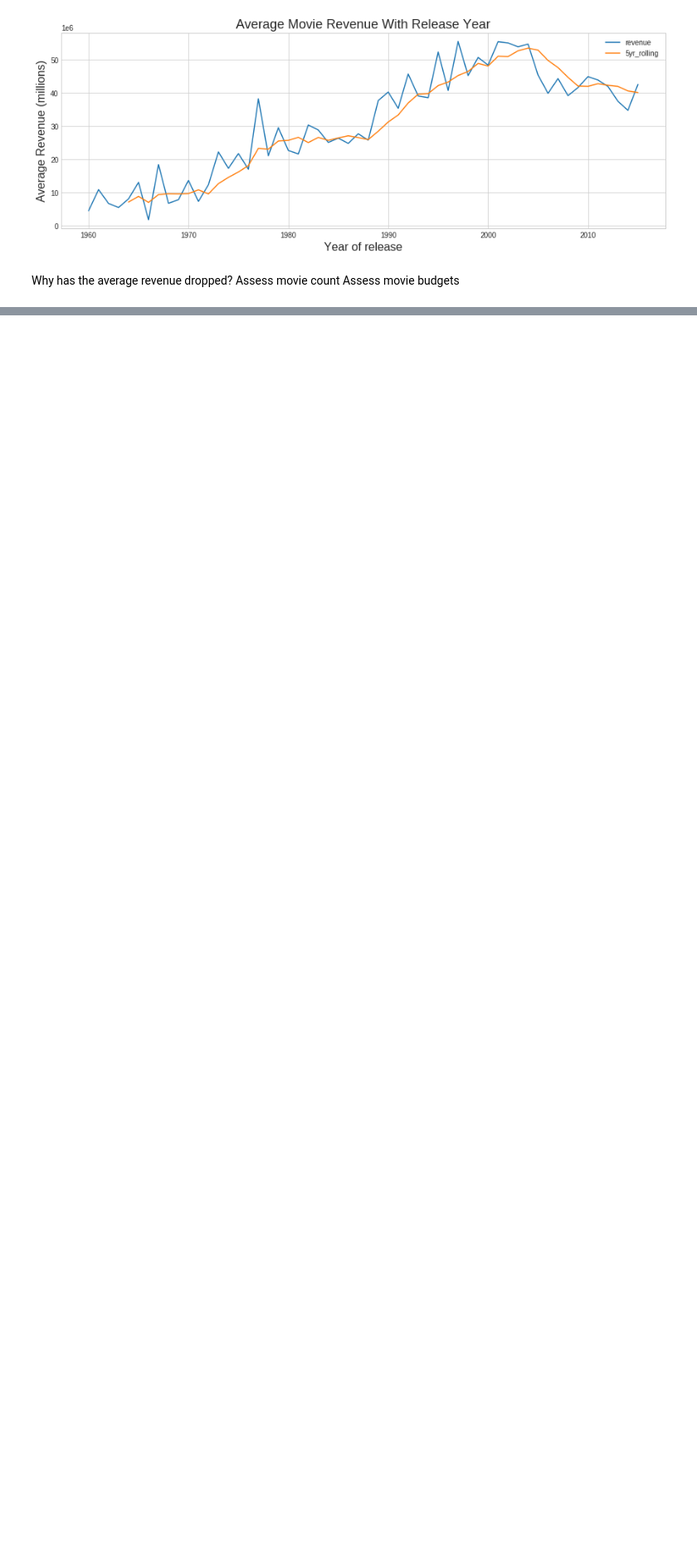
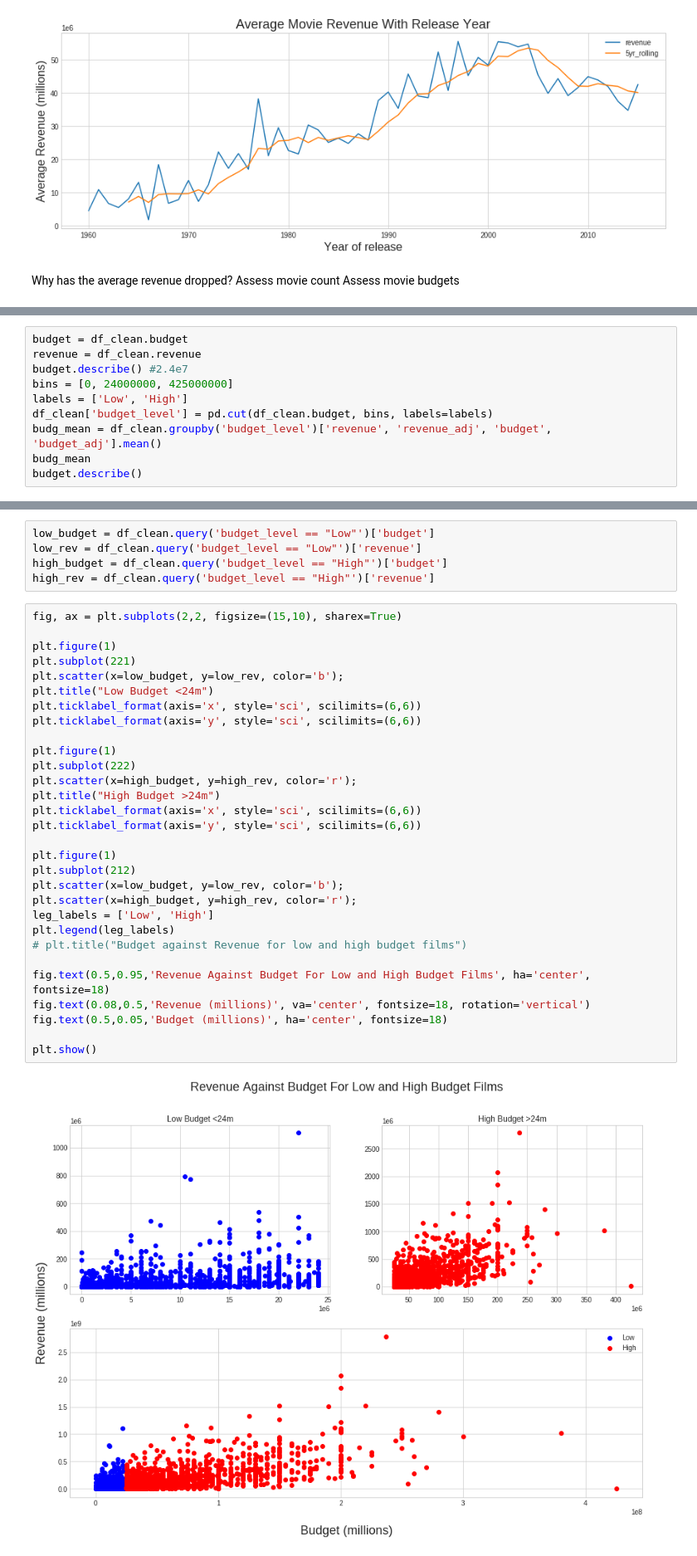
Before and after one commit to matt-fielding8/Investigate-Movie-Dataset, a Jupyter notebook: jnotebooks/Investigate a Dataset - Movie.ipynb, the cells around one changed output, grey strips where cells are left out. Shown: that part at 83% size. Cells and saved outputs as stored; diff of their text form; blank space fills up the shorter version.

```diff
--- a/jnotebooks/Investigate a Dataset - Movie.ipynb
+++ b/jnotebooks/Investigate a Dataset - Movie.ipynb
@@ -205,0 +306,10 @@ plt.scatter(x=budget, y=revenue)
+# %%
+budget = df_clean.budget
+revenue = df_clean.revenue
+budget.describe() #2.4e7
+bins = [0, 24000000, 425000000]
+labels = ['Low', 'High']
+df_clean['budget_level'] = pd.cut(df_clean.budget, bins, labels=labels)
+budg_mean = df_clean.groupby('budget_level')['revenue', 'revenue_adj', 'budget', 'budget_adj'].mean()
+budg_mean
+budget.describe()
@@ -205,0 +330,37 @@ plt.scatter(x=budget, y=revenue)
+# %%
+low_budget = df_clean.query('budget_level == "Low"')['budget']
+low_rev = df_clean.query('budget_level == "Low"')['revenue']
+high_budget = df_clean.query('budget_level == "High"')['budget']
+high_rev = df_clean.query('budget_level == "High"')['revenue']
+# %%
+fig, ax = plt.subplots(2,2, figsize=(15,10), sharex=True)
+
+plt.figure(1)
+plt.subplot(221)
+plt.scatter(x=low_budget, y=low_rev, color='b');
+plt.title("Low Budget <24m")
+plt.ticklabel_format(axis='x', style='sci', scilimits=(6,6))
+plt.ticklabel_format(axis='y', style='sci', scilimits=(6,6))
+
+plt.figure(1)
+plt.subplot(222)
+plt.scatter(x=high_budget, y=high_rev, color='r');
+plt.title("High Budget >24m")
+plt.ticklabel_format(axis='x', style='sci', scilimits=(6,6))
+plt.ticklabel_format(axis='y', style='sci', scilimits=(6,6))
+
+plt.figure(1)
+plt.subplot(212)
+plt.scatter(x=low_budget, y=low_rev, color='b');
+plt.scatter(x=high_budget, y=high_rev, color='r');
+leg_labels = ['Low', 'High']
+plt.legend(leg_labels)
+# plt.title("Budget against Revenue for low and high budget films")
+
+fig.text(0.5,0.95,'Revenue Against Budget For Low and High Budget Films', ha='center', fontsize=18)
+fig.text(0.08,0.5,'Revenue (millions)', va='center', fontsize=18, rotation='vertical')
+fig.text(0.5,0.05,'Budget (millions)', ha='center', fontsize=18)
+
+plt.show()
+# %% [output]
+[figure, added]
```
Also changed, not shown: parts of 20 cells of this notebook.
